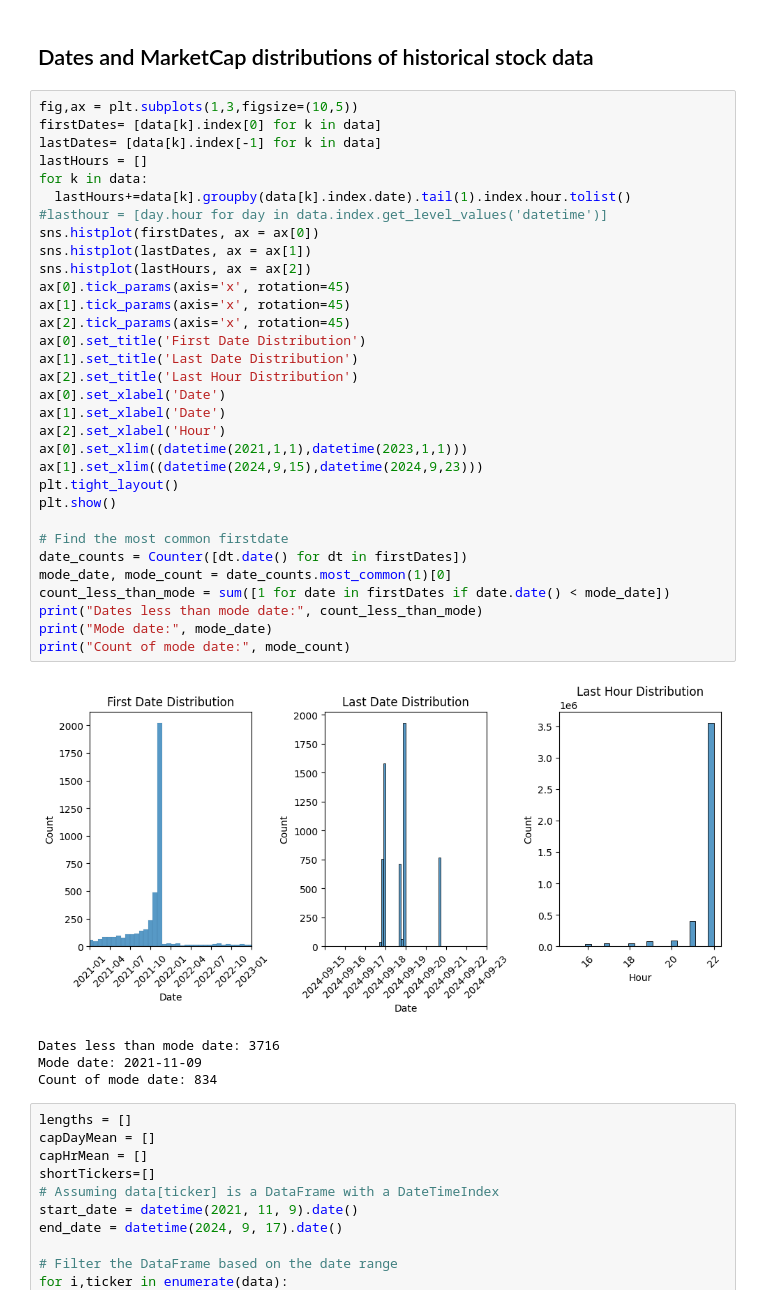
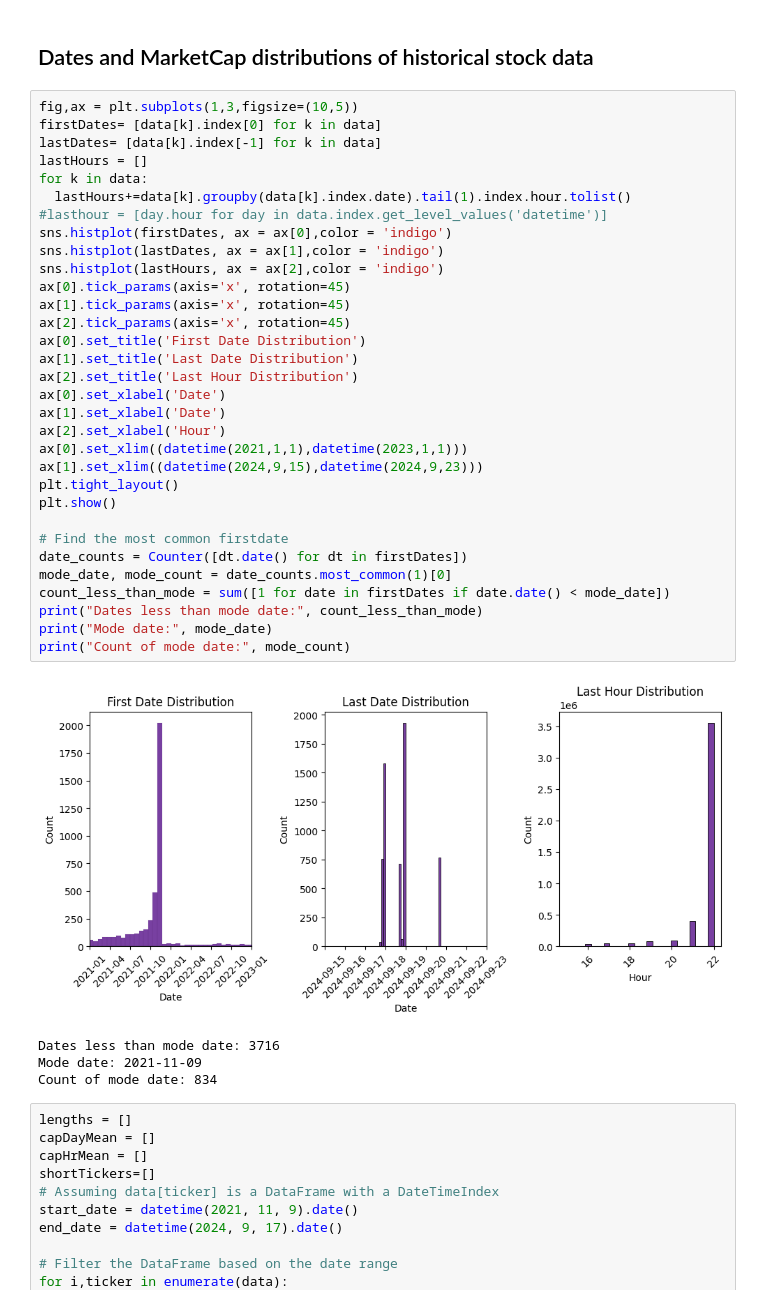
Before and after one commit to YanivAmir/stock-predicition-CNN, a Jupyter notebook: stock_image_generation_based_on_historical_data.ipynb, the cells around one changed output. Cells and saved outputs as stored; diff of their text form.

```diff
--- a/stock_image_generation_based_on_historical_data.ipynb
+++ b/stock_image_generation_based_on_historical_data.ipynb
@@ -87,37 +87,37 @@ data[tickers[1]].head()
 # %%
 fig,ax = plt.subplots(1,3,figsize=(10,5))
 firstDates= [data[k].index[0] for k in data]
 lastDates= [data[k].index[-1] for k in data]
 lastHours = []
 for k in data:
   lastHours+=data[k].groupby(data[k].index.date).tail(1).index.hour.tolist()
 #lasthour = [day.hour for day in data.index.get_level_values('datetime')]
-sns.histplot(firstDates, ax = ax[0])
-sns.histplot(lastDates, ax = ax[1])
-sns.histplot(lastHours, ax = ax[2])
+sns.histplot(firstDates, ax = ax[0],color = 'indigo')
+sns.histplot(lastDates, ax = ax[1],color = 'indigo')
+sns.histplot(lastHours, ax = ax[2],color = 'indigo')
 ax[0].tick_params(axis='x', rotation=45)
 ax[1].tick_params(axis='x', rotation=45)
 ax[2].tick_params(axis='x', rotation=45)
 ax[0].set_title('First Date Distribution')
 ax[1].set_title('Last Date Distribution')
 ax[2].set_title('Last Hour Distribution')
 ax[0].set_xlabel('Date')
 ax[1].set_xlabel('Date')
 ax[2].set_xlabel('Hour')
 ax[0].set_xlim((datetime(2021,1,1),datetime(2023,1,1)))
 ax[1].set_xlim((datetime(2024,9,15),datetime(2024,9,23)))
 plt.tight_layout()
 plt.show()
 
 # Find the most common firstdate
 date_counts = Counter([dt.date() for dt in firstDates])
 mode_date, mode_count = date_counts.most_common(1)[0]
 count_less_than_mode = sum([1 for date in firstDates if date.date() < mode_date])
 print("Dates less than mode date:", count_less_than_mode)
 print("Mode date:", mode_date)
 print("Count of mode date:", mode_count)
 # %% [output]
-[figure, old version]
+[figure, new version]
 Dates less than mode date: 3716
 Mode date: 2021-11-09
 Count of mode date: 834
```
Also changed, not shown: parts of 13 cells of this notebook.
